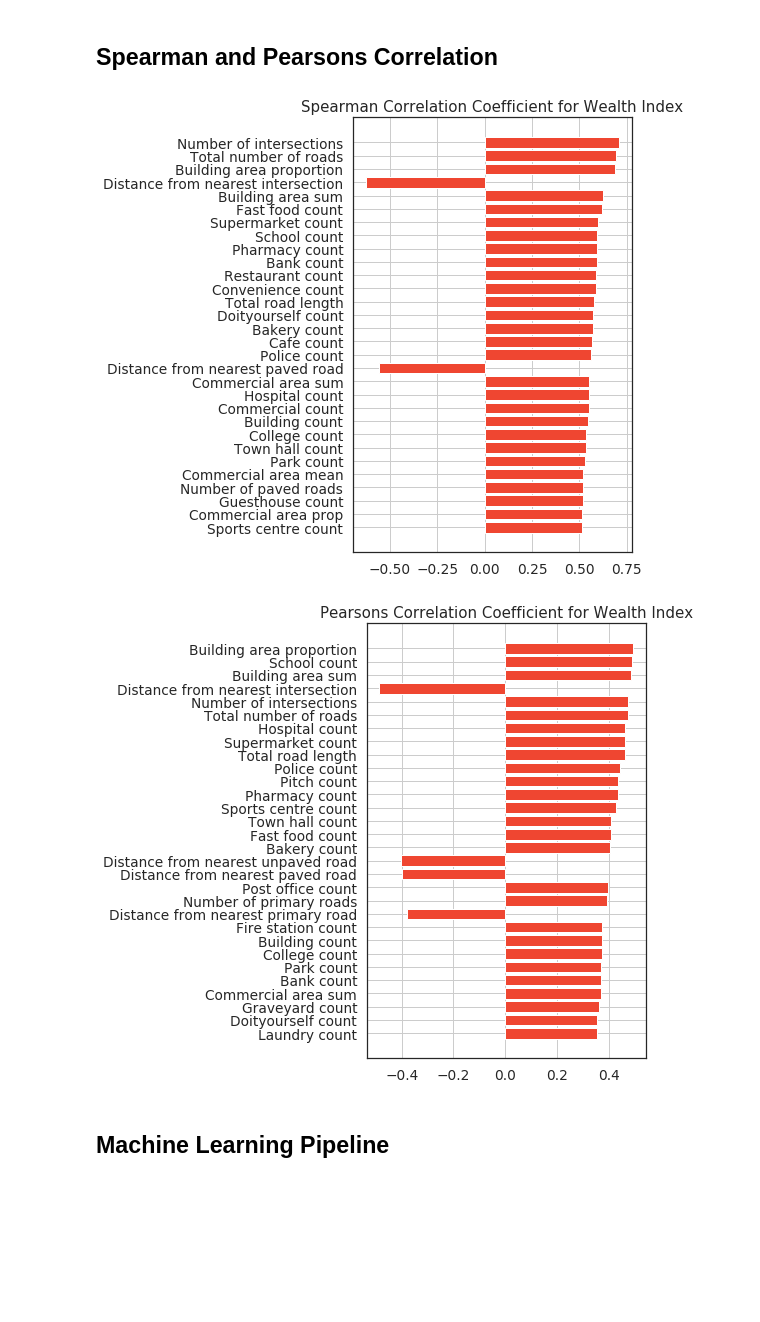
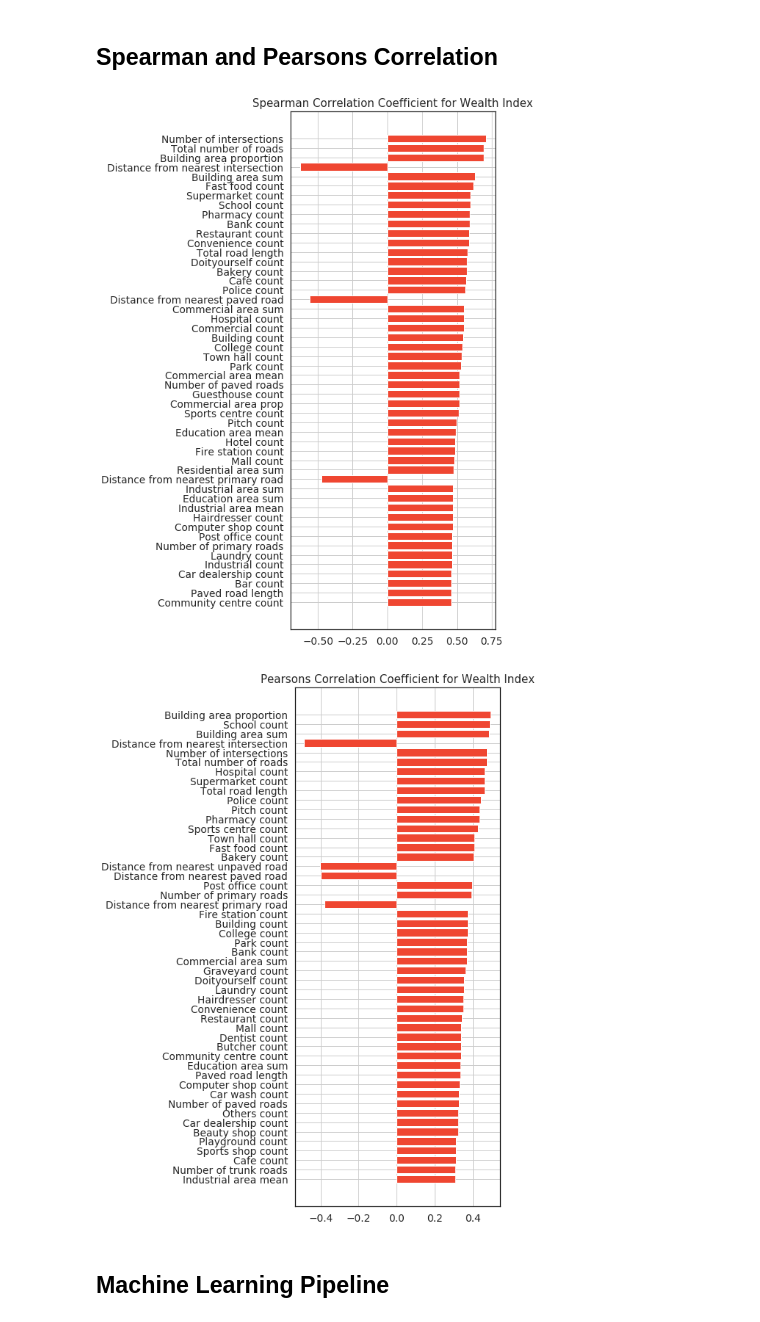
Before and after one commit to thinkingmachines/ph-poverty-mapping, a Jupyter notebook: notebooks/05_osm_model.ipynb, the cells around one changed output. Drawn from its saved outputs; the diff is of its cells as text; code cells hidden in the pictures; blank space fills up the shorter version.

```diff
--- a/notebooks/05_osm_model.ipynb
+++ b/notebooks/05_osm_model.ipynb
@@ -86,14 +86,14 @@ Shape of osm+ntl dataframe: (1214, 154)
 # %%
 data_utils.plot_corr(
     data=dhs,
     features_cols=osm_cols,
     indicator = 'Wealth Index',
-    max_n=30,
-    figsize=(5,8)
+    max_n=50,
+    figsize=(5,13)
 );
 # %% [output]
-[figure, old version]
+[figure, new version]
-[figure, old version]
+[figure, new version]
 # %% [markdown]
 ## Machine Learning Pipeline
 # %% [markdown]
```
Also changed, not shown: parts of 14 cells of this notebook, 4 other files.
